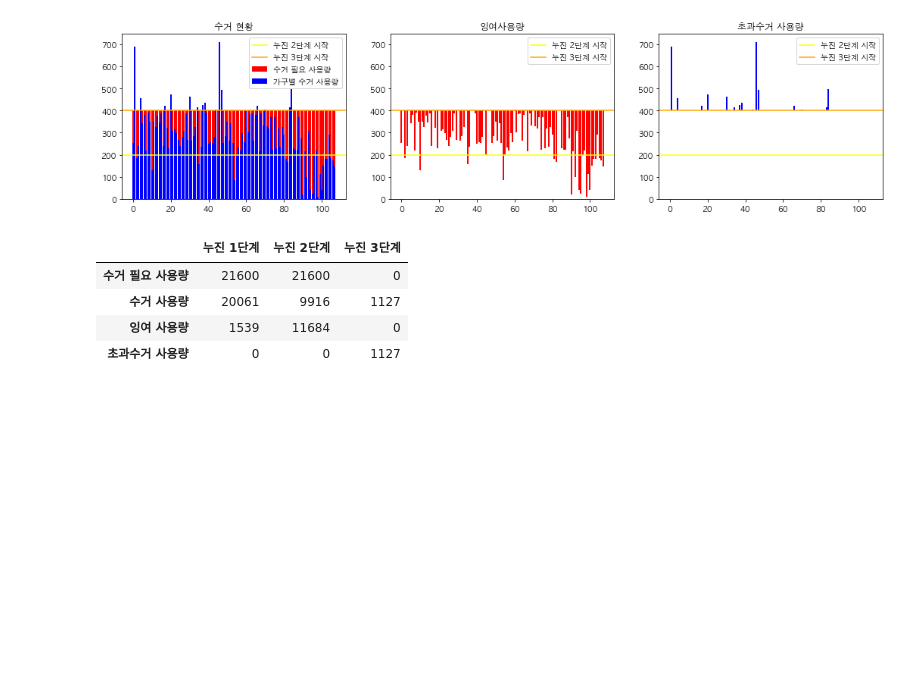
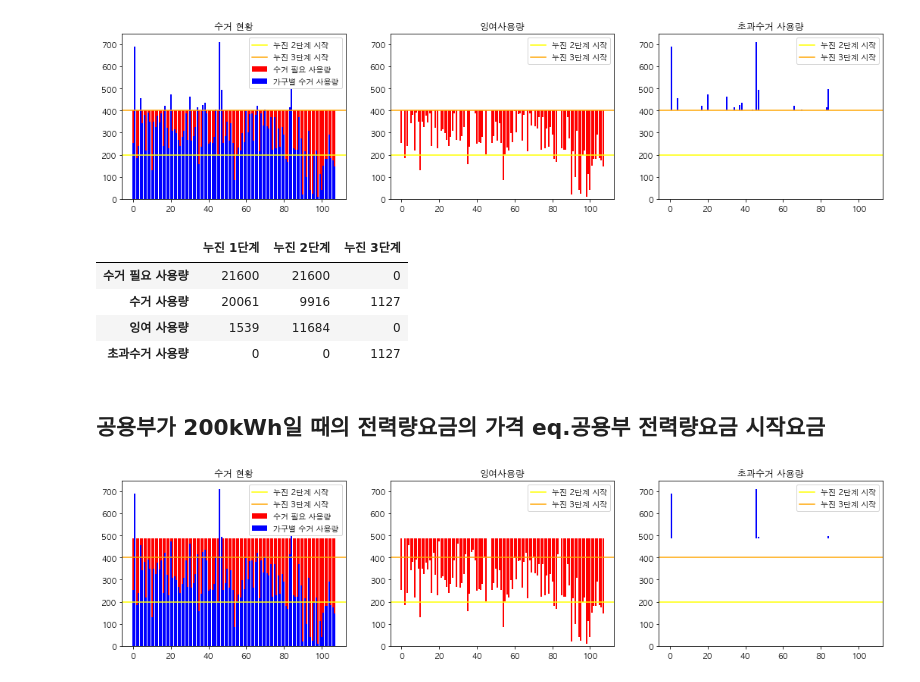
Before and after one commit to formegusto/what-is-public-fee, a Jupyter notebook: pt1.공용부의 전기요금 구성요소.ipynb, the cells around one changed output. Drawn from its saved outputs; the diff is of its cells as text; code cells hidden in the pictures; blank space fills up the shorter version.

```diff
--- a/pt1.공용부의 전기요금 구성요소.ipynb
+++ b/pt1.공용부의 전기요금 구성요소.ipynb
@@ -406,3 +412,50 @@ pd.DataFrame(np.array([all_col_needed, col_households,
 | 수거 사용량 | 20061 | 9916 | 1127 |
 | 잉여 사용량 | 1539 | 11684 | 0 |
 | 초과수거 사용량 | 0 | 0 | 1127 |
+# %% [markdown]
+## 공용부가 200kWh일 때의 전력량요금의 가격 eq.공용부 전력량요금 시작요금
+# %%
+public_kWh = 200 * len(month_df)
+APT = round((month_df['usage (kWh)'].sum() + public_kWh) / len(month_df))
+# %%
+plt.figure(figsize=(18,4))
+
+# 수거현황
+ax_1 = plt.subplot(1,3,1)
+
+ax_1.bar(range(0, len(month_df)), APT, color='r')
+ax_1.bar(range(0, len(month_df)), month_df['usage (kWh)'], color='b')
+
+ax_1.axhline(200, color='yellow')
+ax_1.axhline(400, color='orange')
+
+ax_1.set_title("수거 현황")
+ax_1.legend(["누진 2단계 시작","누진 3단계 시작",'수거 필요 사용량', '가구별 수거 사용량'], loc='upper right')
+
+# 잉여사용량
+ax_2 = plt.subplot(1,3,2)
+
+ax_2.bar(range(0, len(month_df)), APT, color='r')
+ax_2.bar(range(0, len(month_df)), month_df['usage (kWh)'], color='white')
+
+ax_2.axhline(200, color='yellow')
+ax_2.axhline(400, color='orange')
+ax_2.legend(["누진 2단계 시작","누진 3단계 시작"], loc='upper right')
+
+ax_2.set_title("잉여사용량")
+
+# 초과수거 사용량
+ax_3 = plt.subplot(1,3,3)
+
+ax_3.bar(range(0, len(month_df)), month_df['usage (kWh)'], color='b')
+ax_3.bar(range(0, len(month_df)), APT, color='white')
+
+ax_3.axhline(200, color='yellow')
+ax_3.axhline(400, color='orange')
+ax_3.legend(["누진 2단계 시작","누진 3단계 시작"], loc='upper right')
+
+ax_3.set_title("초과수거 사용량")
+
+plt.show()
+# %% [output]
+[figure, added]
```
Also changed, not shown: parts of 20 cells of this notebook.
